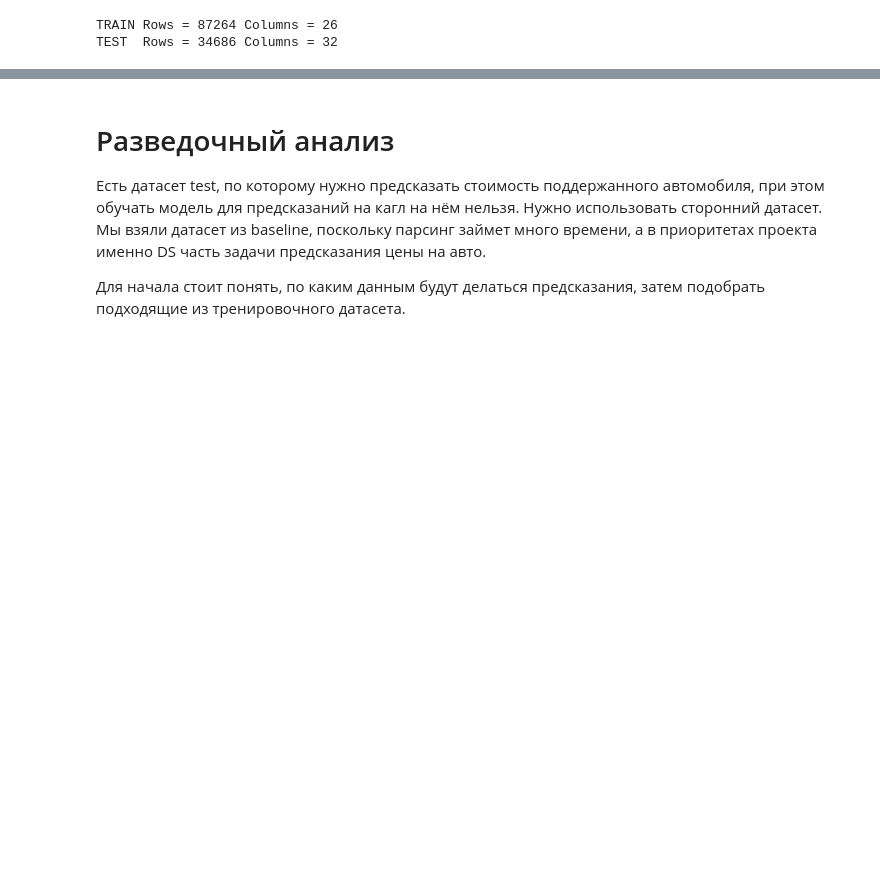
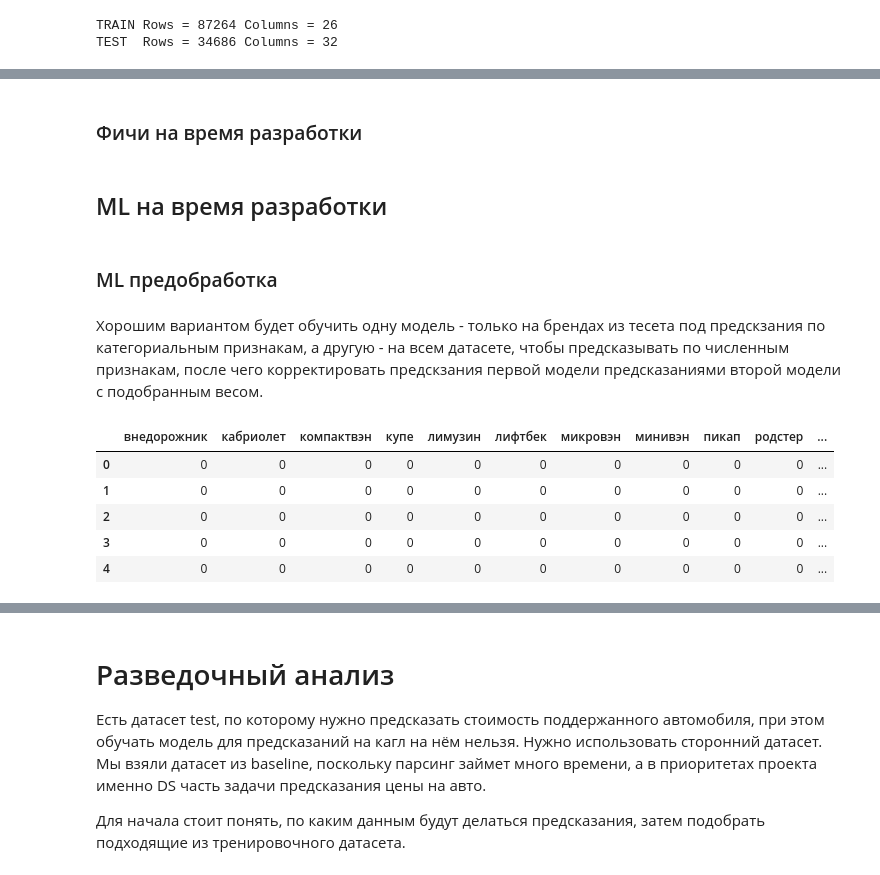
Before and after one commit to Sly-Dog/auto_pricing, a Jupyter notebook: primary_notebook.ipynb, the cells around one changed output, grey strips where cells are left out. Drawn from its saved outputs; the diff is of its cells as text; code cells hidden in the pictures; blank space fills up the shorter version.

```diff
--- a/primary_notebook.ipynb
+++ b/primary_notebook.ipynb
@@ -322,0 +325,17 @@ Stored 'y' (Series)
+# %% [markdown]
+### Фичи на время разработки
+# %% [markdown]
+## ML на время разработки
+# %% [markdown]
+### ML предобработка
+# %% [markdown]
+Хорошим вариантом будет обучить одну модель - только на брендах из тесета под предскзания по категориальным признакам, а другую - на всем датасете, чтобы предсказывать по численным признакам, после чего корректировать предскзания первой модели предсказаниями второй модели с подобранным весом.
+# %%
+pd.get_dummies(X.bodyType).head() # Вот такой вид должен быть вот такой
+# %% [output]
+|  | внедорожник | кабриолет | компактвэн | купе | лимузин | лифтбек | микровэн | минивэн | пикап | родстер | ... |
+| 0 | 0 | 0 | 0 | 0 | 0 | 0 | 0 | 0 | 0 | 0 | ... |
+| 1 | 0 | 0 | 0 | 0 | 0 | 0 | 0 | 0 | 0 | 0 | ... |
+| 2 | 0 | 0 | 0 | 0 | 0 | 0 | 0 | 0 | 0 | 0 | ... |
+| 3 | 0 | 0 | 0 | 0 | 0 | 0 | 0 | 0 | 0 | 0 | ... |
+| 4 | 0 | 0 | 0 | 0 | 0 | 0 | 0 | 0 | 0 | 0 | ... |
```
Also changed, not shown: parts of 65 cells of this notebook.
